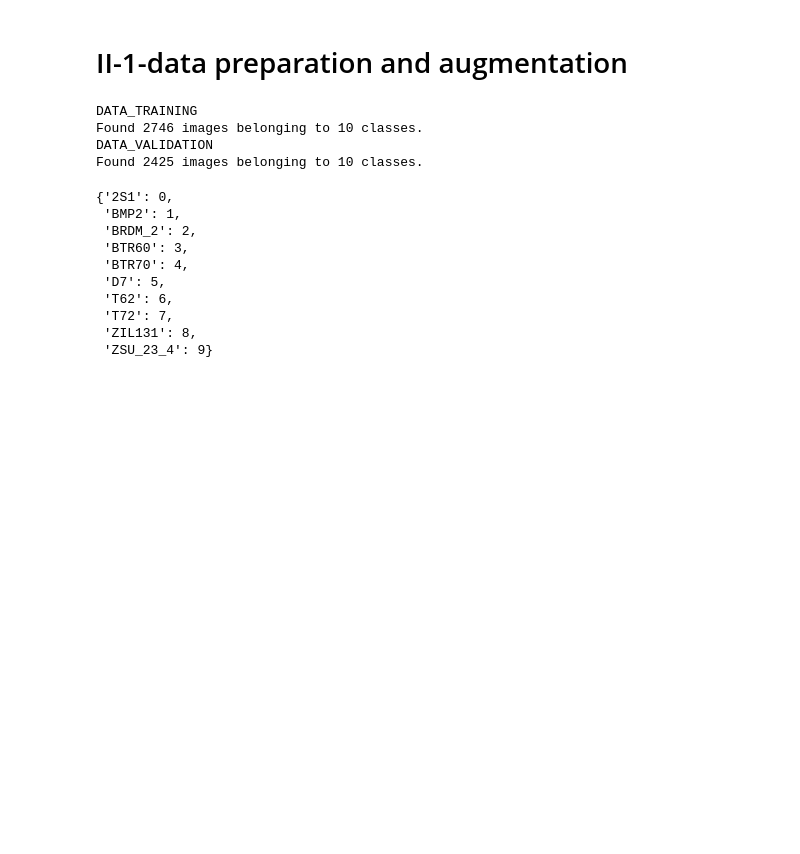
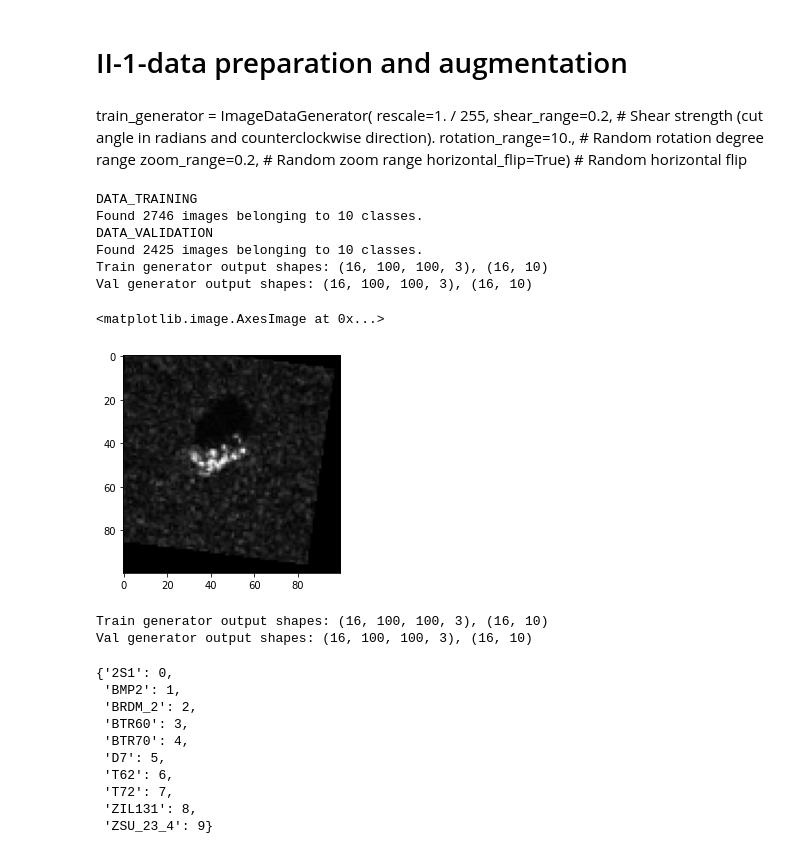
Before and after one commit to HelmiHalmouch/Syntetich_apartire_radar_image_classidfication, a Jupyter notebook: notebooks/MSTAR_sequential_model.ipynb, the cells around one changed output. Drawn from its saved outputs; the diff is of its cells as text; code cells hidden in the pictures; blank space fills up the shorter version.

```diff
--- a/notebooks/MSTAR_sequential_model.ipynb
+++ b/notebooks/MSTAR_sequential_model.ipynb
@@ -166,9 +161,9 @@ from keras.optimizers import Adam, RMSprop
 # %% [markdown]
 # II-1-data preparation and augmentation
 # %%
-input_image_size = [128,128]
-batch_size = 64
-color_mode = 'grayscale'
+input_image_size = [100,100]
+batch_size = 16
+color_mode = 'rgb'
 class_mode = 'categorical'
 # %%
 directory_train = os.path.join(main_path_data,'MSTAR-10','train')
@@ -196,6 +191,13 @@ train_generator = ImageDataGenerator(
   )
 
 val_generator = ImageDataGenerator(rescale=1./255)
+# %% [markdown]
+train_generator = ImageDataGenerator(
+    rescale=1. / 255,
+    shear_range=0.2,  # Shear strength (cut angle in radians and counterclockwise direction).
+    rotation_range=10.,  # Random rotation degree range
+    zoom_range=0.2,  # Random zoom range
+    horizontal_flip=True)  # Random horizontal flip
 # %%
 # preparation of data train and data val before feed them to the netwrok architecture model
 print('data_training'.upper())
@@ -213,11 +215,34 @@ data_validation = val_generator.flow_from_directory(directory=directory_val,
                                                    class_mode=class_mode,
                                                    batch_size=batch_size,
                                                    shuffle=True)
+
+# check one batch size
+# check the number of shape include the nb color channel on the generated train and validation images
+x_train, y_train = next(data_training)
+print(f'Train generator output shapes: {x_train.shape}, {y_train.shape}')
+x_val, y_val = next(data_validation)
+print(f'Val generator output shapes: {x_val.shape}, {y_val.shape}')
 # %% [output]
 DATA_TRAINING
 Found 2746 images belonging to 10 classes.
 DATA_VALIDATION
 Found 2425 images belonging to 10 classes.
+Train generator output shapes: (16, 100, 100, 3), (16, 10)
+Val generator output shapes: (16, 100, 100, 3), (16, 10)
+# %%
+plt.imshow(x_train[0])
+# %% [output]
+<matplotlib.image.AxesImage at 0x...>
+[figure, added]
+# %%
+# check the number of shape include the nb color channel on the generated train and validation images
+x_train, y_train = next(data_training)
+print(f'Train generator output shapes: {x_train.shape}, {y_train.shape}')
+x_val, y_val = next(data_validation)
+print(f'Val generator output shapes: {x_val.shape}, {y_val.shape}')
+# %% [output]
+Train generator output shapes: (16, 100, 100, 3), (16, 10)
+Val generator output shapes: (16, 100, 100, 3), (16, 10)
 # %%
 # print index and name of training classes
 data_training.class_indices
```
Also changed, not shown: parts of 35 cells of this notebook.
